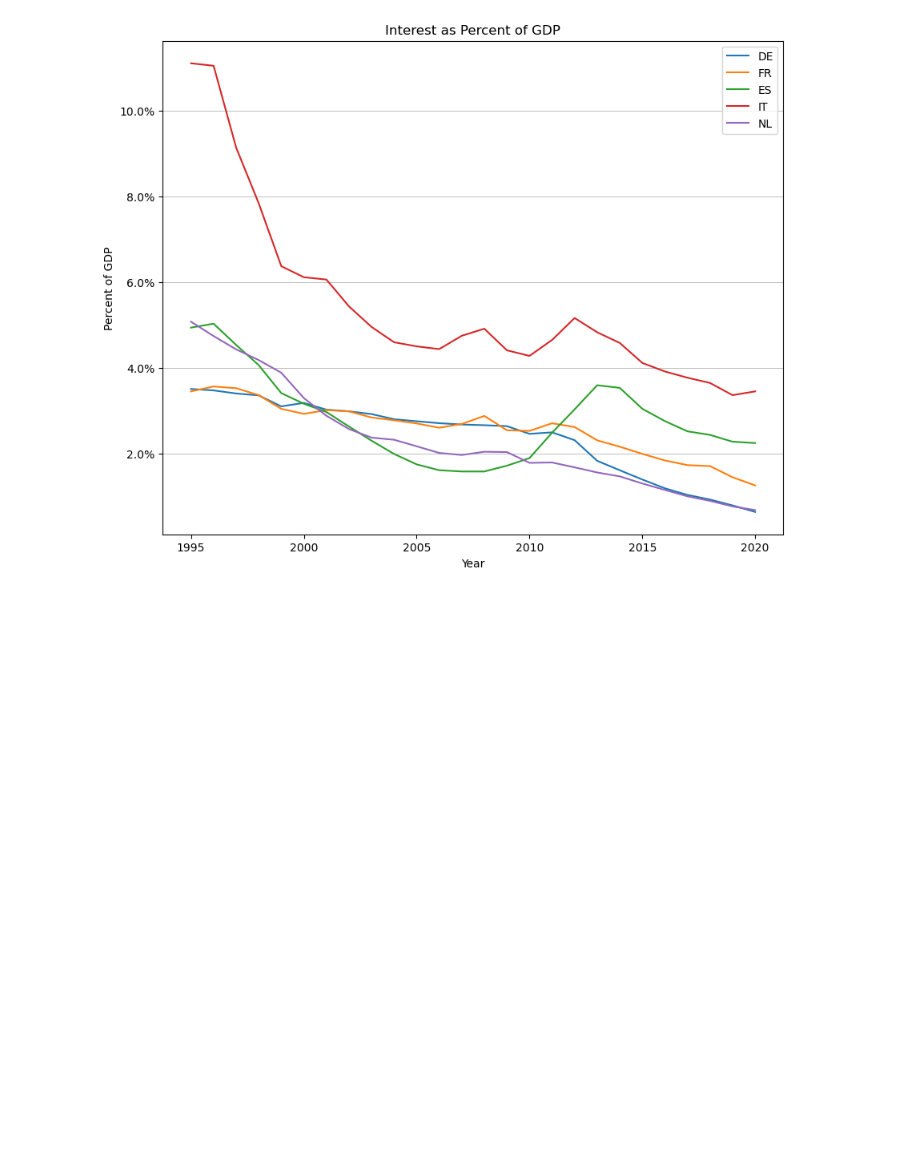
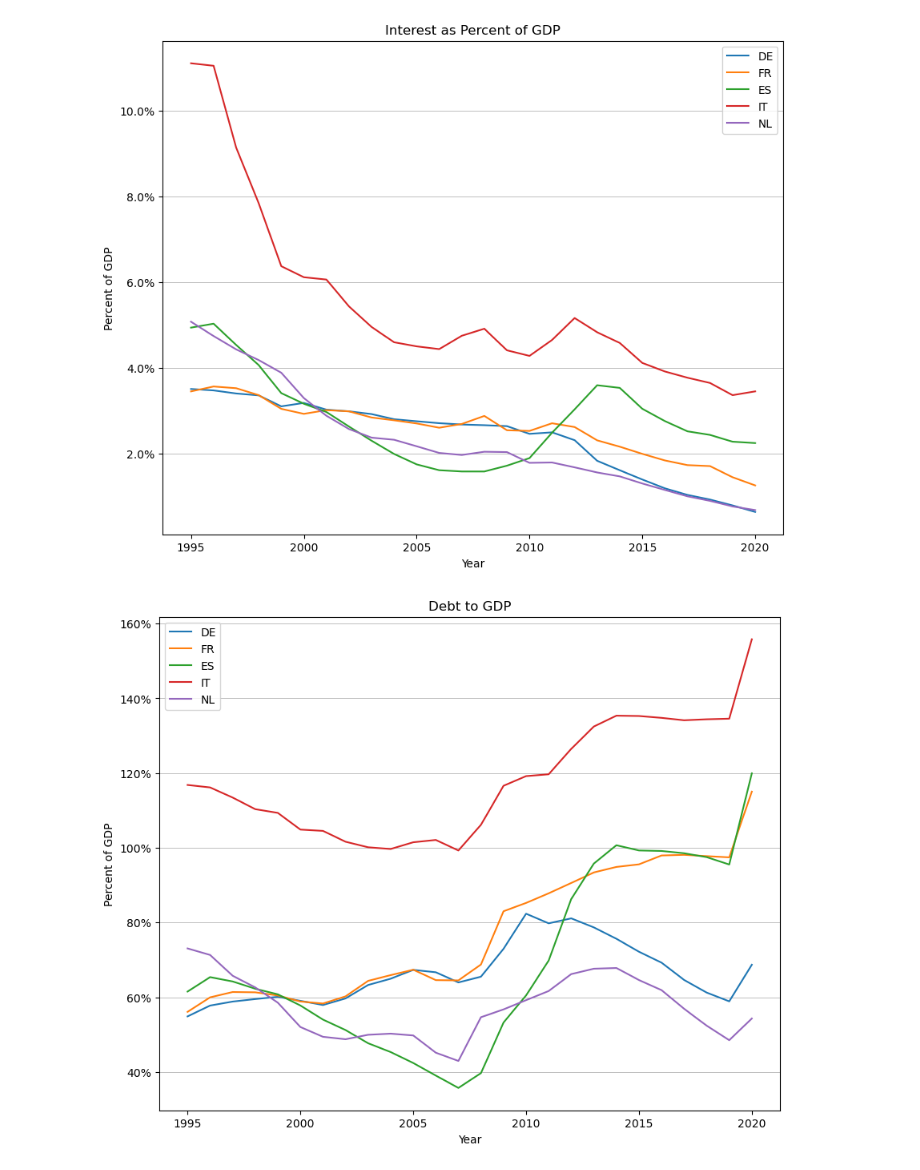
Before and after one commit to alexwellman/macrodata-wellman, a Jupyter notebook: Policy note/Note_Figs2.ipynb, the cells around one changed output. Saved outputs shown, nothing was run; the diff lists cells and outputs as text; code cells hidden in the pictures; blank space fills up the shorter version.

```diff
--- a/Policy note/Note_Figs2.ipynb
+++ b/Policy note/Note_Figs2.ipynb
@@ -46,6 +46,7 @@ def process_country_data(country_code):
 
     df['interest Percent of GDP'] = (df['interest'] / df['Produit intérieur brut'])*-100
 
+
     # Calculate additional metrics
     df['dette'] = df['debtgdp'] * df['Produit intérieur brut']
     df['variation dette'] = df['dette'].diff()
@@ -60,6 +61,8 @@ def process_country_data(country_code):
     right = df['interest'] / df['Produit intérieur brut']
     df['term r-g'] = (right - left) * 100
 
+    df['debt to GDP'] = (df['dette']/ df['Produit intérieur brut'])*100
+
     return df
 # %%
 def plot_data(df, country_code):
@@ -151,3 +154,30 @@ plt.show()
 plt.close()
 # %% [output]
 [figure]
+# %%
+plt.figure(figsize=(10, 8))  # Set the figure size for better readability
+
+ax = None  # Initialize ax for later use
+for country in countries:
+    # Filter the dataframe to include only the years from 1995 onwards
+    df_filtered = globals()[f'df_{country}'][(globals()[f'df_{country}'].index >= 1995)]
+
+    # Plot the negative interest percent of GDP
+    ax = (df_filtered['debt to GDP']).plot(label=country)
+
+plt.legend()
+
+# Adding horizontal grey lines across the plot for better readability
+ax.yaxis.grid(True, color='grey', linestyle='-', linewidth=0.5, alpha=0.7)
+
+# Set y-axis formatter to percentage
+ax.yaxis.set_major_formatter(PercentFormatter(100.0))
+
+plt.title('Debt to GDP')
+plt.xlabel('Year')
+plt.ylabel('Percent of GDP')
+#plt.savefig('Interest_GDP.png')
+plt.show()
+plt.close()
+# %% [output]
+[figure, added]
```
